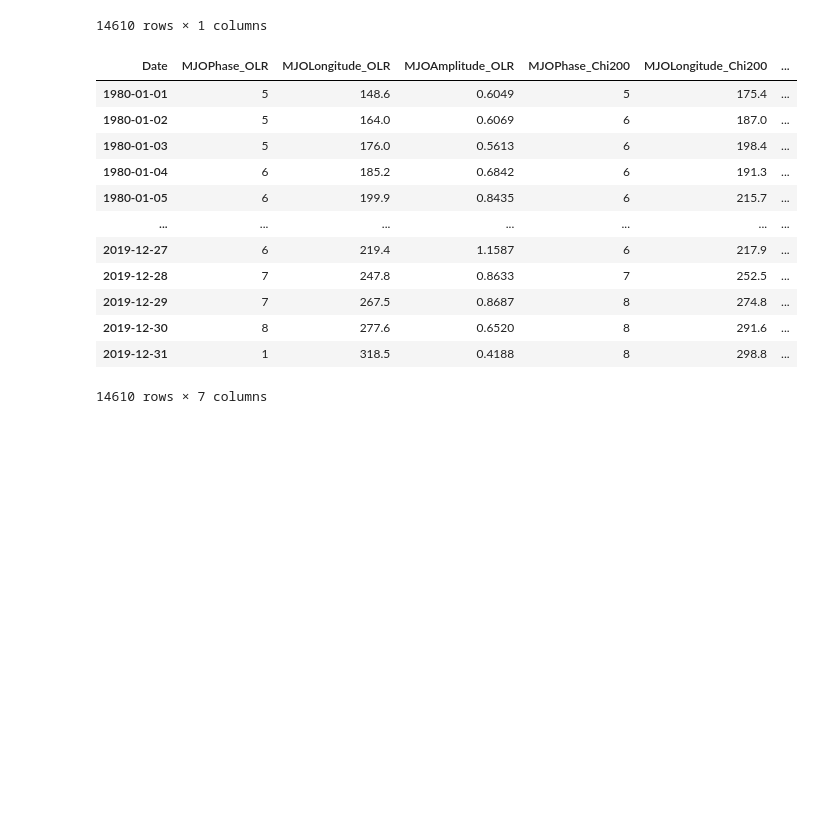
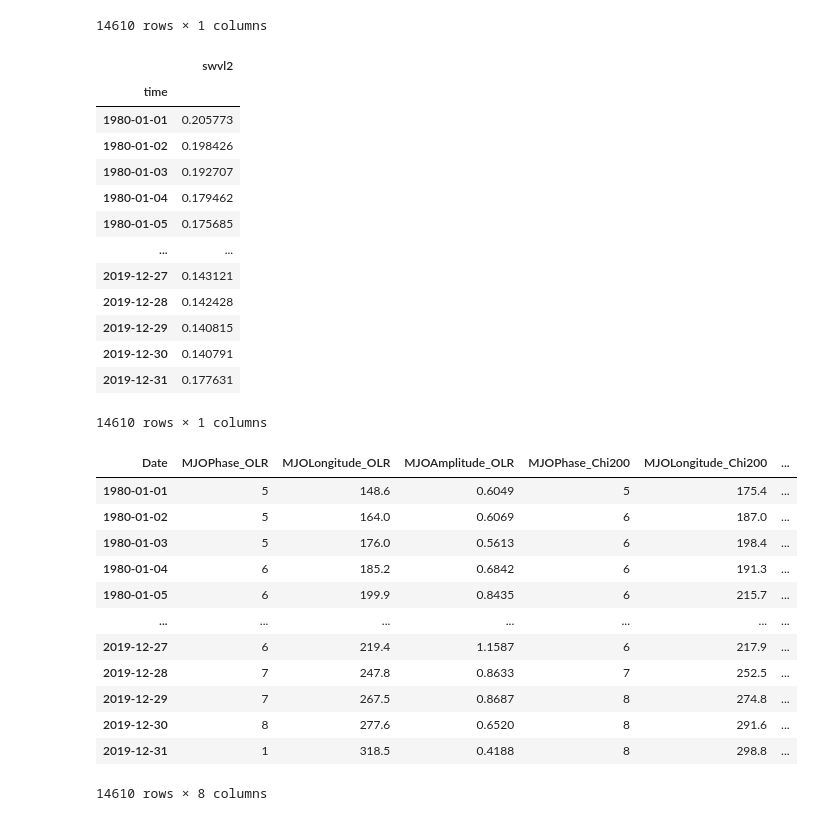
Before and after one commit to chuchun2/ATMS597-Project6-GroupB, a Jupyter notebook: ATMS597_Project6_GroupB.ipynb, the cells around one changed output. Cells and saved outputs as stored; diff of their text form; code cells hidden in the pictures; blank space fills up the shorter version.

Commit message:
Updated ERA5 soil moisture data

```diff
--- a/ATMS597_Project6_GroupB.ipynb
+++ b/ATMS597_Project6_GroupB.ipynb
@@ -14,7 +12,7 @@ Mounted at /content/drive
 # %%
 # Set your directory path
-#YOUR_DIRECTORY = '/content/drive/My Drive/ATMS597 Weather Climate Data Analysis/Module 6/Project 6/'  # Chu-Chun
-YOUR_DIRECTORY = '/content/drive/My Drive/Colab Notebooks/Project_6/' # Jeff
+YOUR_DIRECTORY = '/content/drive/My Drive/ATMS597 Weather Climate Data Analysis/Module 6/Project 6/'  # Chu-Chun
+# YOUR_DIRECTORY = '/content/drive/My Drive/Colab Notebooks/Project_6/' # Jeff
 # %%
 # Load MJO data
 MJOIndices_df = pd.read_csv(YOUR_DIRECTORY + 'MJOIndices_JMA_1980to2020.csv', index_col = 'Unnamed: 0')
@@ -36,8 +34,9 @@ MJOIndices_df
 14660 rows × 6 columns
 # %%
 # Load ERA5 soil moisture data
-data = xr.open_dataset(YOUR_DIRECTORY + 'ERA5_vswl1.nc')
-data
+swvl1 = xr.open_dataset(YOUR_DIRECTORY + 'ERA5_swvl1.nc')
+swvl2 = xr.open_dataset(YOUR_DIRECTORY + 'ERA5_swvl2.nc')
+swvl2
 # %% [output]
 <xarray.Dataset>
 Dimensions:    (latitude: 2, longitude: 2, time: 14610)
@@ -53 +52,4 @@ Attributes:
+# %%
+swvl1_aave = np.mean(swvl1['swvl1'], axis=(1, 2))
+swvl2_aave = np.mean(swvl2['swvl2'], axis=(1, 2))
 # %%
@@ -70,9 +71,29 @@ ERA5_soil_moisture_df
 | 2019-12-30 | 0.162332 |
 | 2019-12-31 | 0.280393 |
 14610 rows × 1 columns
+# %%
+ERA5_soil_moisture_layer2_df = swvl2_aave.to_dataframe()
+ERA5_soil_moisture_layer2_df.index = ERA5_soil_moisture_layer2_df.index.strftime('%Y-%m-%d')
+ERA5_soil_moisture_layer2_df
+# %% [output]
+|  | swvl2 |
+| time |  |
+| 1980-01-01 | 0.205773 |
+| 1980-01-02 | 0.198426 |
+| 1980-01-03 | 0.192707 |
+| 1980-01-04 | 0.179462 |
+| 1980-01-05 | 0.175685 |
+| ... | ... |
+| 2019-12-27 | 0.143121 |
+| 2019-12-28 | 0.142428 |
+| 2019-12-29 | 0.140815 |
+| 2019-12-30 | 0.140791 |
+| 2019-12-31 | 0.177631 |
+14610 rows × 1 columns
 # %%
 # Add ERA5 soil moisture data in the dataframe
-MJOIndices_df['ERA5_Soil_Moisture'] = ERA5_soil_moisture_df
+MJOIndices_df['ERA5_Soil_Moisture_layer1'] = ERA5_soil_moisture_layer1_df
+MJOIndices_df['ERA5_Soil_Moisture_layer2'] = ERA5_soil_moisture_layer2_df
 
 # Removing rows for 2020
 MJOIndices_df.index = pd.to_datetime(MJOIndices_df.index)
@@ -93,4 +114,4 @@ MJOIndices_df
 | 2019-12-29 | 7 | 267.5 | 0.8687 | 8 | 274.8 | ... |
 | 2019-12-30 | 8 | 277.6 | 0.6520 | 8 | 291.6 | ... |
 | 2019-12-31 | 1 | 318.5 | 0.4188 | 8 | 298.8 | ... |
-14610 rows × 7 columns
+14610 rows × 8 columns
```
Also changed, not shown: parts of 4 cells of this notebook.
